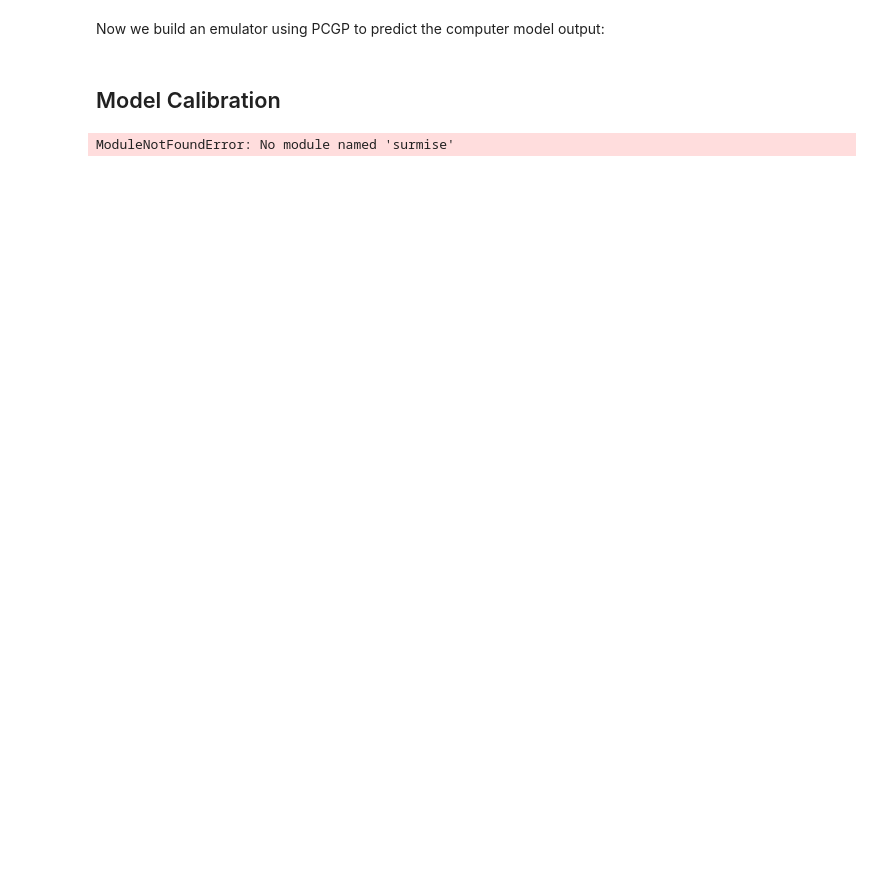
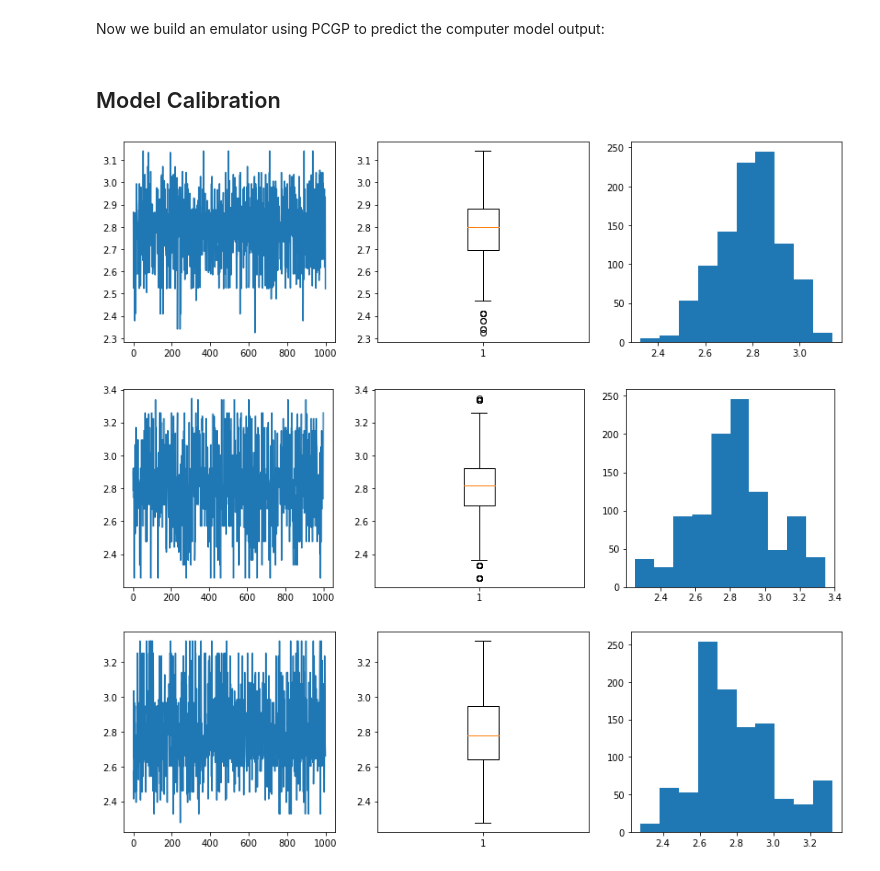
Before and after one commit to AlanSalgo1/BAND, a Jupyter notebook: BAND_Calibrator.ipynb, the cells around one changed output. Drawn from its saved outputs; the diff is of its cells as text; code cells hidden in the pictures; blank space fills up the shorter version.

```diff
--- a/BAND_Calibrator.ipynb
+++ b/BAND_Calibrator.ipynb
@@ -85,15 +93,15 @@ def balldropmodel_grav(x, theta):
         f[k, :] = h0 - (g / 2) * (t ** 2)
     return f.T
 
-def balldropmodel_quad(x, theta):
+def balldropmodel_quad(x, theta, phi):
     f = np.zeros((theta.shape[0], x.shape[0]))
     for k in range(0, theta.shape[0]):
         t = x[:, 0]
         h0 = x[:, 1]
         g = theta[k, 0]
         gamma = theta[:, 1]
-        m = theta[:, 2]
-        D = theta[:, 3]
+        m = phi[:, 0]
+        D = phi[:, 1]
         c = gamma[k]*(D[k]**2)
         vter = np.sqrt(m[k] * (g/c))
 
@@ -106,21 +114,22 @@ def balldropmodel_quad(x, theta):
 class priorphys_grav:
     """ This defines the class instance of priors provided to the method. """
     def lpdf(theta):
-        return (sps.gamma.logpdf(theta[:, 0], 2, 0, 5)).reshape((len(theta), 1))
+        return (sps.gamma.logpdf(theta[:, 0], 2, 0, 4.9)).reshape((len(theta), 1))
 
     def rnd(n):
-        return np.reshape(sps.gamma.rvs(2, 0, 5, size=n), (-1, 1))  # gravity
+        return np.reshape(sps.gamma.rvs(2, 0, 4.9, size=n), (-1, 1))  # gravity
 
 class priorphys_quad:
     """ This defines the class instance of priors provided to the method. """
     def lpdf(theta):
-        return (sps.gamma.logpdf(theta[:, 0], 2, 0, 5), #gravity
-                sps.norm.logpdf(theta[:, 1], 0, 5)).reshape((len(theta), 1))   # gamma
+        #print(theta)
+        return (sps.gamma.logpdf(theta[:, 0], 2, 0, 4.9) + #gravity
+                sps.gamma.logpdf(theta[:, 1], 10, 0, 0.05)).reshape((len(theta), 1))   # gamma
 
 
-    def rnd(n, m, D):
-        return np.vstack((sps.gamma.rvs(2, 0, 5, size=n),  # gravity
-                          sps.gamma.rvs(2, 0, 0.5, size=n), m * np.ones(50), D * np.ones(50))).T  # gamma
+    def rnd(n):
+        return np.vstack((sps.gamma.rvs(2, 0, 4.9, size=n),  # gravity
+                          sps.gamma.rvs(10, 0, 0.05, size=n))).T # gamma
 # %% [markdown]
 Now we build an emulator using PCGP to predict the computer model output:
 # %%
@@ -184,9 +196,7 @@ cal_grav_1 = calibrator(emu=emu_grav,
                         thetaprior=priorphys_grav,
                         method='directbayes',
                         yvar=obsvar,
-                        args={'theta0': np.array([[9]]),
+                        args={'theta0': np.array([[9.8]]),
                               'numsamp': 1000,
                               'stepType': 'normal',
                               'stepParam': np.array([1])})
-# %% [output]
-ModuleNotFoundError: No module named 'surmise'
@@ -192,0 +208,24 @@ ModuleNotFoundError: No module named 'surmise'
+# %%
+cal_grav_2 = calibrator(emu=emu_grav,
+                        y=y,
+                        x=x,
+                        thetaprior=priorphys_grav,
+                        method='directbayes',
+                        yvar=obsvar,
+                        args={'sampler': 'LMC',
+                              'theta0': priorphys_grav.rnd(1000)})
+# %%
+cal_grav_3 = calibrator(emu=emu_grav,
+                        y=y,
+                        x=x,
+                        thetaprior=priorphys_grav,
+                        method='directbayeswoodbury',
+                        yvar=obsvar)
+# %%
+plot_theta(cal_grav_1, 0)
+plot_theta(cal_grav_2, 0)
+plot_theta(cal_grav_3, 0)
+# %% [output]
+[figure, added]
+[figure, added]
+[figure, added]
```
Also changed, not shown: parts of 15 cells of this notebook, 2 other files.
